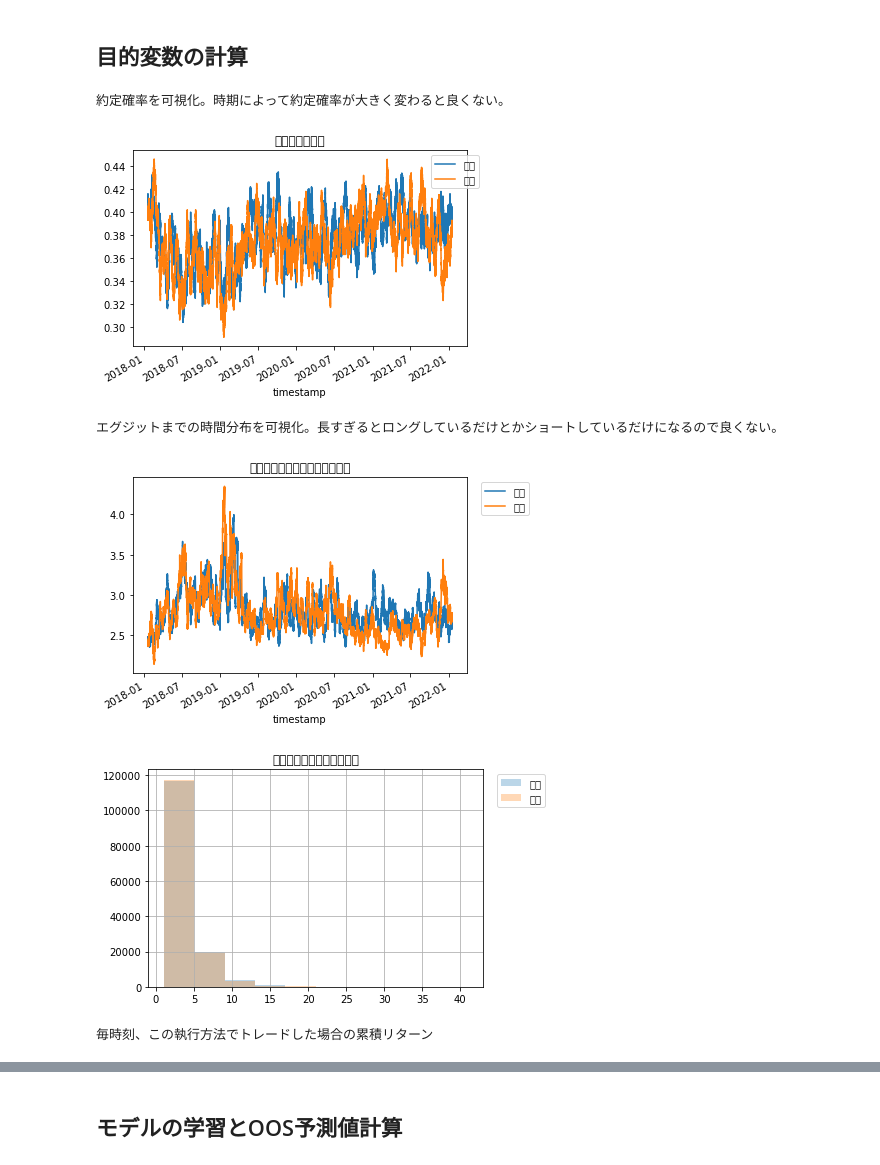
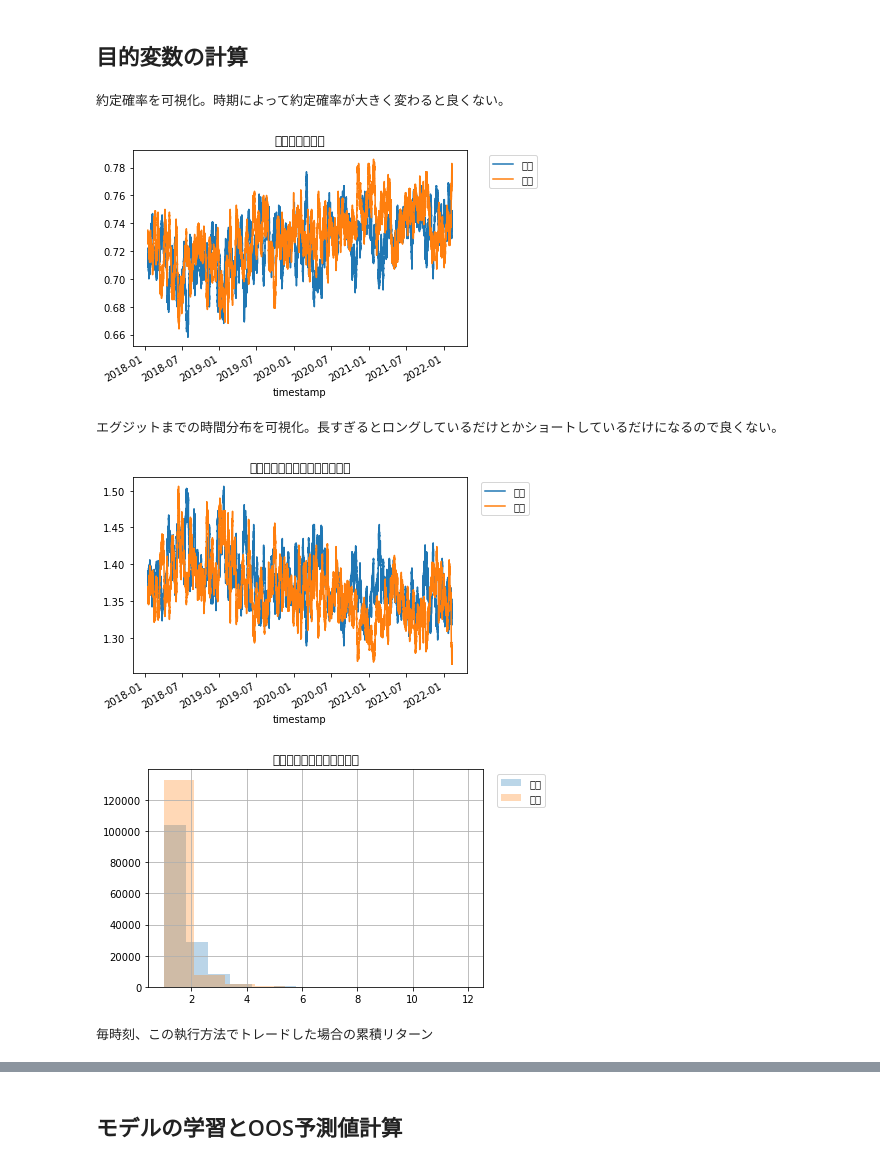
Before and after one commit to yydevelop/bot, a Jupyter notebook: bitflyerbot/tutorial-bitflyer.ipynb, the cells around one changed output, grey strips where cells are left out. Cells and saved outputs as stored; diff of their text form; code cells hidden in the pictures.

```diff
--- a/bitflyerbot/tutorial-bitflyer.ipynb
+++ b/bitflyerbot/tutorial-bitflyer.ipynb
@@ -346,8 +366,9 @@ df = pd.read_pickle('df_bf_fx_features.pkl')
 pips = 1
 
 # ATRで指値距離を計算します
-#limit_price_dist = df['ATR'] * 0.5
-limit_price_dist = df['ATR'] * 0.496
+# limit_price_dist = df['ATR'] * 0.5
+# limit_price_dist = df['ATR'] * 0.496
+limit_price_dist = df['ATR'] * 0.2
 limit_price_dist = np.maximum(1, (limit_price_dist / pips).round().fillna(1)) * pips
 
 # 終値から両側にlimit_price_distだけ離れたところに、買い指値と売り指値を出します
@@ -403,35 +424,35 @@ df['sell_cost'] = np.where(
 print('約定確率を可視化。時期によって約定確率が大きく変わると良くない。')
 df['buy_executed'].rolling(1000).mean().plot(label='買い')
 df['sell_executed'].rolling(1000).mean().plot(label='売り')
 plt.title('約定確率の推移')
 plt.legend(bbox_to_anchor=(1.05, 1))
 plt.show()
 
 print('エグジットまでの時間分布を可視化。長すぎるとロングしているだけとかショートしているだけになるので良くない。')
 df['buy_fet'].rolling(1000).mean().plot(label='買い')
 df['sell_fet'].rolling(1000).mean().plot(label='売り')
 plt.title('エグジットまでの平均時間推移')
 plt.legend(bbox_to_anchor=(1.2, 1))
 plt.show()
 
 df['buy_fet'].hist(alpha=0.3, label='買い')
 df['sell_fet'].hist(alpha=0.3, label='売り')
 plt.title('エグジットまでの時間分布')
 plt.legend(bbox_to_anchor=(1.2, 1))
 plt.show()
 
 print('毎時刻、この執行方法でトレードした場合の累積リターン')
 df['y_buy'].cumsum().plot(label='買い')
 df['y_sell'].cumsum().plot(label='売り')
 plt.title('累積リターン')
 plt.legend(bbox_to_anchor=(1.05, 1))
 plt.show()
 
 df.to_pickle('df_bf_fx_y.pkl')
 # %% [output]
 約定確率を可視化。時期によって約定確率が大きく変わると良くない。
-[figure, old version]
+[figure, new version]
 エグジットまでの時間分布を可視化。長すぎるとロングしているだけとかショートしているだけになるので良くない。
-[figure, old version]
+[figure, new version]
-[figure, old version]
+[figure, new version]
 毎時刻、この執行方法でトレードした場合の累積リターン
```
Also changed, not shown: parts of 15 cells of this notebook, 10 other files.
